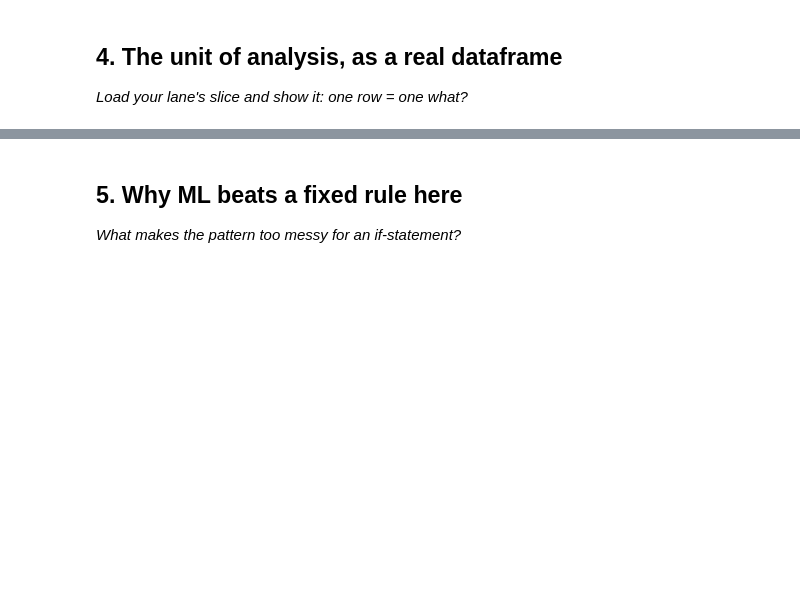
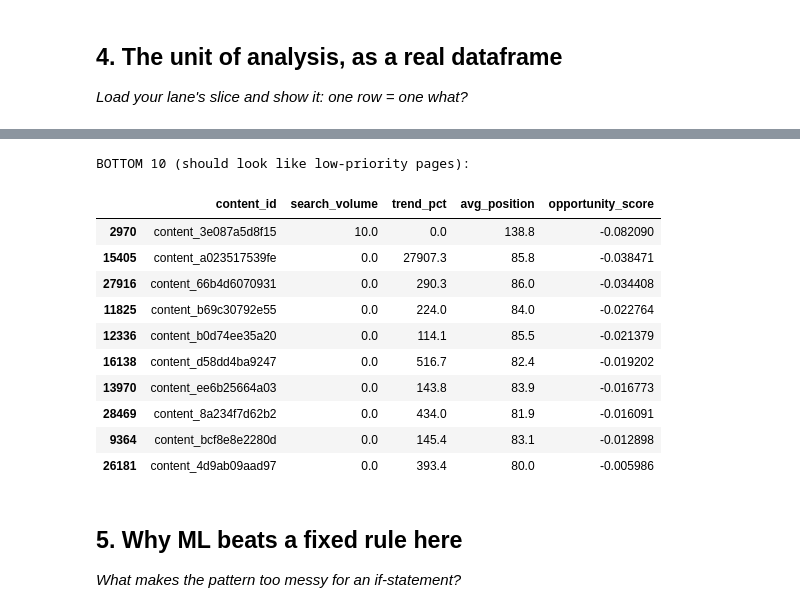
Before and after one commit to AyeshaShahid-creator/Internship-flyrank-ML, a Jupyter notebook: work/notebooks/w02_ml_task_framing.ipynb, the cells around one changed output, grey strips where cells are left out. Cells and saved outputs as stored; diff of their text form; code cells hidden in the pictures; blank space fills up the shorter version.

```diff
--- a/work/notebooks/w02_ml_task_framing.ipynb
+++ b/work/notebooks/w02_ml_task_framing.ipynb
@@ -36,0 +91,7 @@ This skeleton is yours to fill. Work the sections **in order** — each one has
+# %%
+import pandas as pd
+
+df = pd.read_csv("data/raw/content_refresh_anonymized.csv")
+
+print(df.shape)
+df.head()
@@ -37,3 +127,44 @@ This skeleton is yours to fill. Work the sections **in order** — each one has
+# %%
+demand_score = df["search_volume"].rank(pct=True)
+decline_score = (-df["trend_pct"]).rank(pct=True)  # bigger drop = higher score
+position_score = df["avg_position"].apply(
+    lambda p: 1 - abs(p - 12) / 50 if pd.notna(p) else 0
+)  # pages sitting around position ~12 (page 2) score highest — realistic to push to page 1
+
+df["opportunity_score"] = (
+    demand_score * 0.4 +
+    decline_score * 0.35 +
+    position_score * 0.25
+)
+
+demand_score = df["search_volume"].rank(pct=True)
+decline_score = (-df["trend_pct"]).rank(pct=True)
+position_score = df["avg_position"].apply(
+    lambda p: 1 - abs(p - 12) / 50 if pd.notna(p) else 0
+)
+
+df["opportunity_score"] = (
+    demand_score * 0.4 +
+    decline_score * 0.35 +
+    position_score * 0.25
+)
+print("BOTTOM 10 (should look like low-priority pages):")
+df[["content_id", "search_volume", "trend_pct", "avg_position", "opportunity_score"]] \
+    .sort_values("opportunity_score", ascending=True) \
+    .head(10)
+# %% [output]
+BOTTOM 10 (should look like low-priority pages):
+|  | content_id | search_volume | trend_pct | avg_position | opportunity_score |
+| 2970 | content_3e087a5d8f15 | 10.0 | 0.0 | 138.8 | -0.082090 |
+| 15405 | content_a023517539fe | 0.0 | 27907.3 | 85.8 | -0.038471 |
+| 27916 | content_66b4d6070931 | 0.0 | 290.3 | 86.0 | -0.034408 |
+| 11825 | content_b69c30792e55 | 0.0 | 224.0 | 84.0 | -0.022764 |
+| 12336 | content_b0d74ee35a20 | 0.0 | 114.1 | 85.5 | -0.021379 |
+| 16138 | content_d58dd4ba9247 | 0.0 | 516.7 | 82.4 | -0.019202 |
+| 13970 | content_ee6b25664a03 | 0.0 | 143.8 | 83.9 | -0.016773 |
+| 28469 | content_8a234f7d62b2 | 0.0 | 434.0 | 81.9 | -0.016091 |
+| 9364 | content_bcf8e8e2280d | 0.0 | 145.4 | 83.1 | -0.012898 |
+| 26181 | content_4d9ab09aad97 | 0.0 | 393.4 | 80.0 | -0.005986 |
 # %% [markdown]
 ## 5. Why ML beats a fixed rule here
 
```
Also changed, not shown: parts of 11 cells of this notebook.
